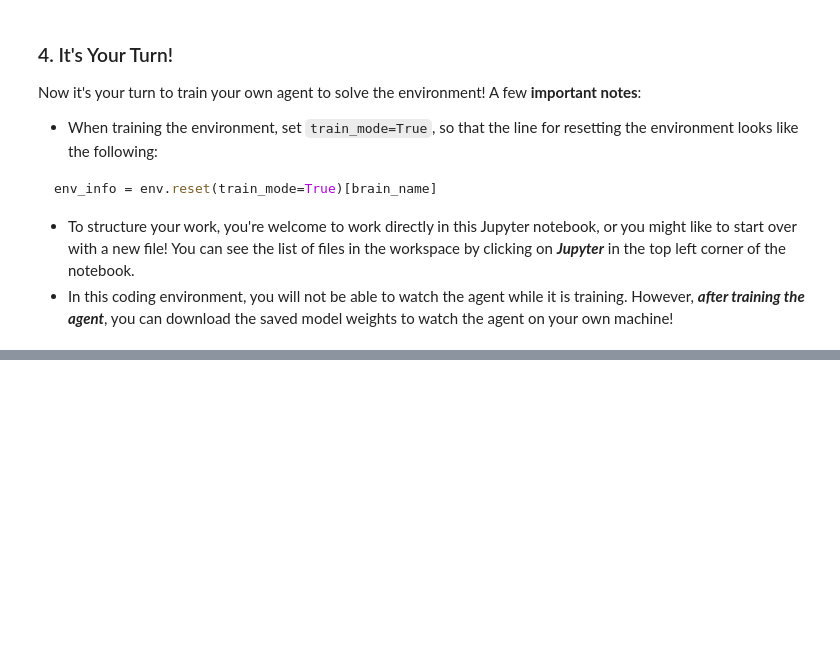
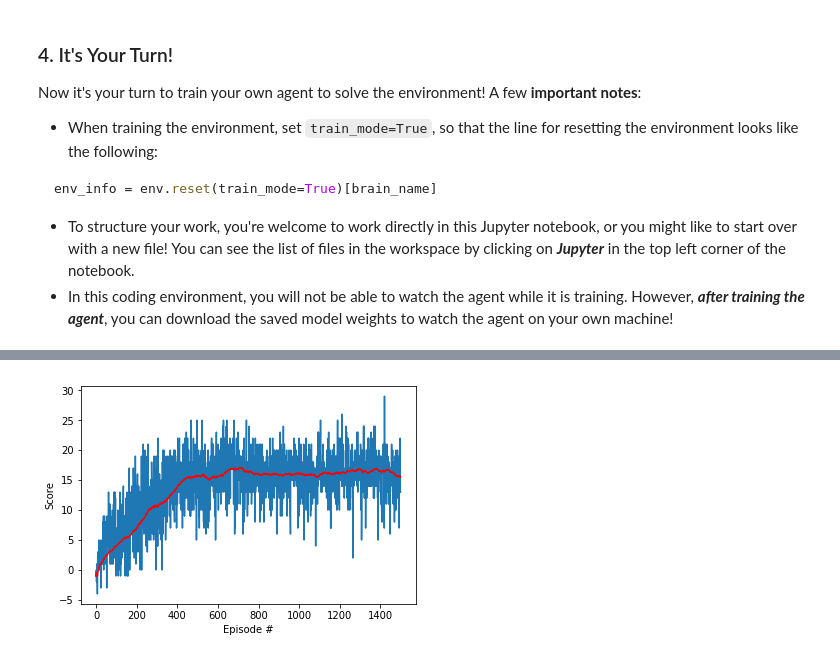
Before and after one commit to Jimsont/Udacity-Deep-RL-Nanodegree, a Jupyter notebook: p1_navigation/Navigation.ipynb, the cells around one changed output, grey strips where cells are left out. Saved outputs shown, nothing was run; the diff lists cells and outputs as text; code cells hidden in the pictures; blank space fills up the shorter version.

Commit message:
update notebook
The new version include code which plot rewards and average rewards of each episode after training

```diff
--- a/p1_navigation/Navigation.ipynb
+++ b/p1_navigation/Navigation.ipynb
@@ -123,7 +124,7 @@ import torch
 # create an agent
 agent = Agent(state_size, action_size, seed=0)
 
-def dqn(n_episodes=2000, max_t=1000, eps_start=1.0, eps_end=0.01, eps_decay=0.995):
+def dqn(n_episodes=1500, max_t=1000, eps_start=1.0, eps_end=0.01, eps_decay=0.5):
     """Deep Q-Learning.
 
     Params
@@ -136,6 +137,7 @@ def dqn(n_episodes=2000, max_t=1000, eps_start=1.0, eps_end=0.01, eps_decay=0.99
     """
     # variable which stores traning results
     scores = []                        # list containing scores from each episode
+    scores_ave = []
     scores_window = deque(maxlen=100)  # last 100 scores
     eps = eps_start                    # initialize epsilon
 
@@ -170,17 +172,18 @@ def dqn(n_episodes=2000, max_t=1000, eps_start=1.0, eps_end=0.01, eps_decay=0.99
                 break
         scores_window.append(score)       # save most recent score
         scores.append(score)              # save most recent score
+        scores_ave.append(np.mean(scores_window))
         eps = max(eps_end, eps_decay*eps) # decrease epsilon
         print('\rEpisode {}\tAverage Score: {:.2f}'.format(i_episode, np.mean(scores_window)), end="")
         if i_episode % 100 == 0:
             print('\rEpisode {}\tAverage Score: {:.2f}'.format(i_episode, np.mean(scores_window)))
-        if np.mean(scores_window)>=13.0:
+        if np.mean(scores_window)>=20.0:
             print('\nEnvironment solved in {:d} episodes!\tAverage Score: {:.2f}'.format(i_episode-100, np.mean(scores_window)))
             torch.save(agent.qnetwork_local.state_dict(), 'checkpoint.pth')
             break
-    return scores
+    return scores, scores_ave
 
-scores = dqn()
+scores, scores_ave = dqn()
 
 # plot the scores
 fig = plt.figure()
@@ -200,3 +211,14 @@ Environment solved in 455 episodes!     Average Score: 13.01
 <matplotlib.figure.Figure at 0x...>
+# %%
+# plot the scores
+fig = plt.figure()
+ax = fig.add_subplot(111)
+plt.plot(np.arange(len(scores)), scores)
+plt.plot(np.arange(len(scores_ave)), scores_ave, c='r', label='average')
+plt.ylabel('Score')
+plt.xlabel('Episode #')
+plt.show()
+# %% [output]
+[figure, added]
 # %%
 env.close()
```
Also changed, not shown: parts of 2 cells of this notebook.
